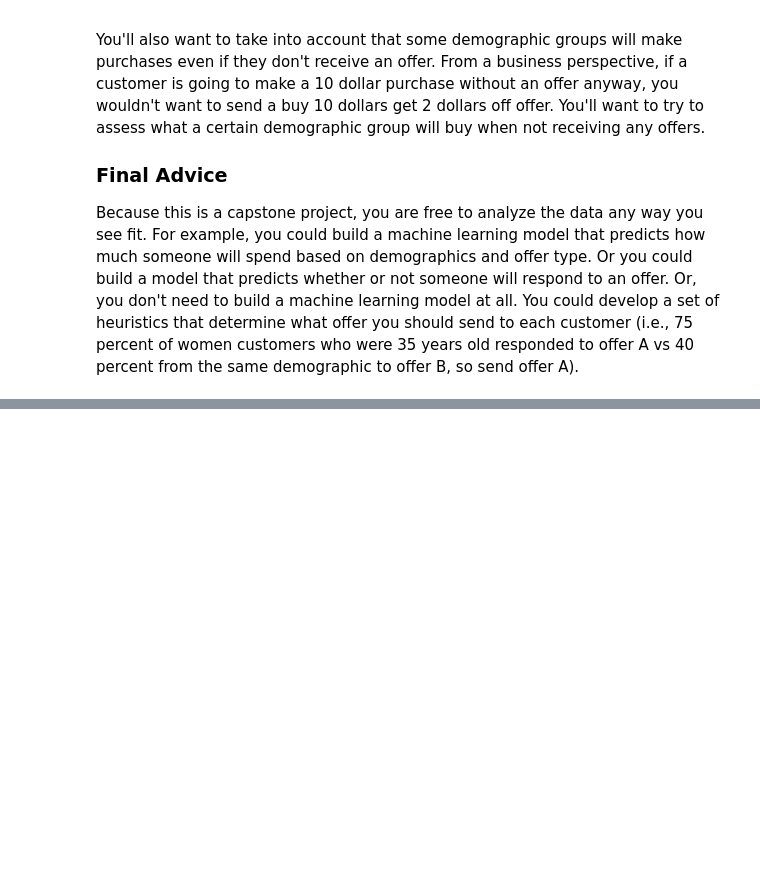
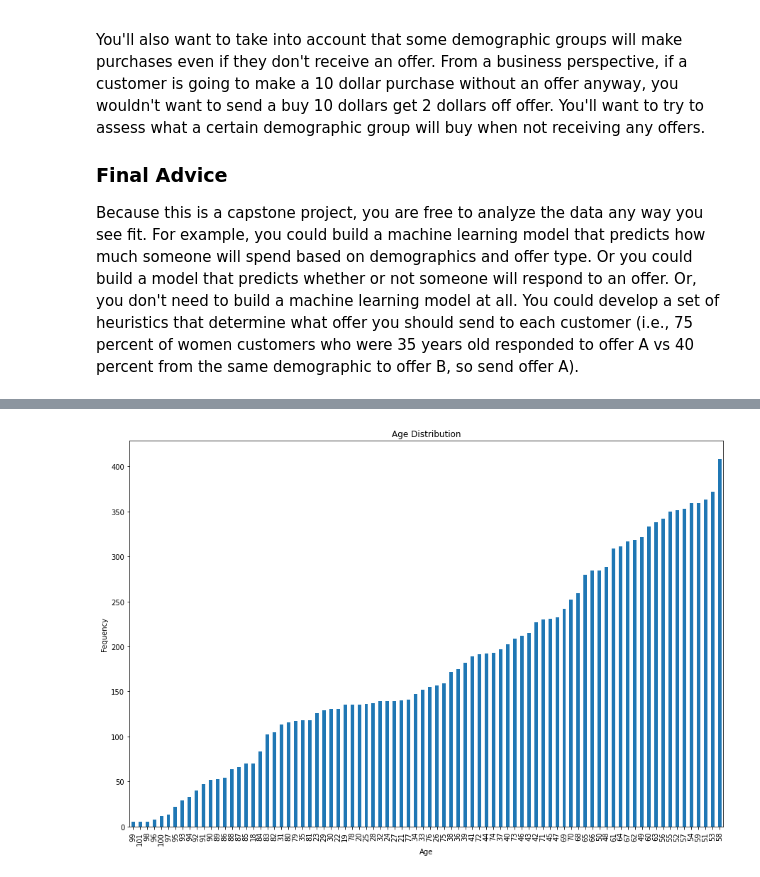
Before and after one commit to Zomma2/Starbucks-Capstone-, a Jupyter notebook: Starbucks_Capstone_notebook.ipynb, the cells around one changed output, grey strips where cells are left out. Saved outputs shown, nothing was run; the diff lists cells and outputs as text; code cells hidden in the pictures; blank space fills up the shorter version.

```diff
--- a/Starbucks_Capstone_notebook.ipynb
+++ b/Starbucks_Capstone_notebook.ipynb
@@ -161,0 +353,3 @@ array([118])
+# %%
+profile.dropna(inplace = True) #drop rows with Nan values
+profile.isna().sum() # Check if rows is deleted
@@ -161,0 +380,11 @@ array([118])
+# %%
+# Create bar chart for ages distribution
+import matplotlib.pyplot as plt
+plt.rcParams["figure.figsize"] = (15,10) # Resize the plot to be clearly visable
+ax = profile.age.value_counts().sort_values(ascending=True)\
+.plot(kind = "bar") ;#plot bar chart of the ages
+ax.set_xlabel("Age") ; # add x-axis label
+ax.set_ylabel("Fequency") ; #add y-axis label
+ax.set_title("Age Distribution"); # add title to the plot
+# %% [output]
+[figure, added]
```
Also changed, not shown: parts of 232 cells of this notebook.
